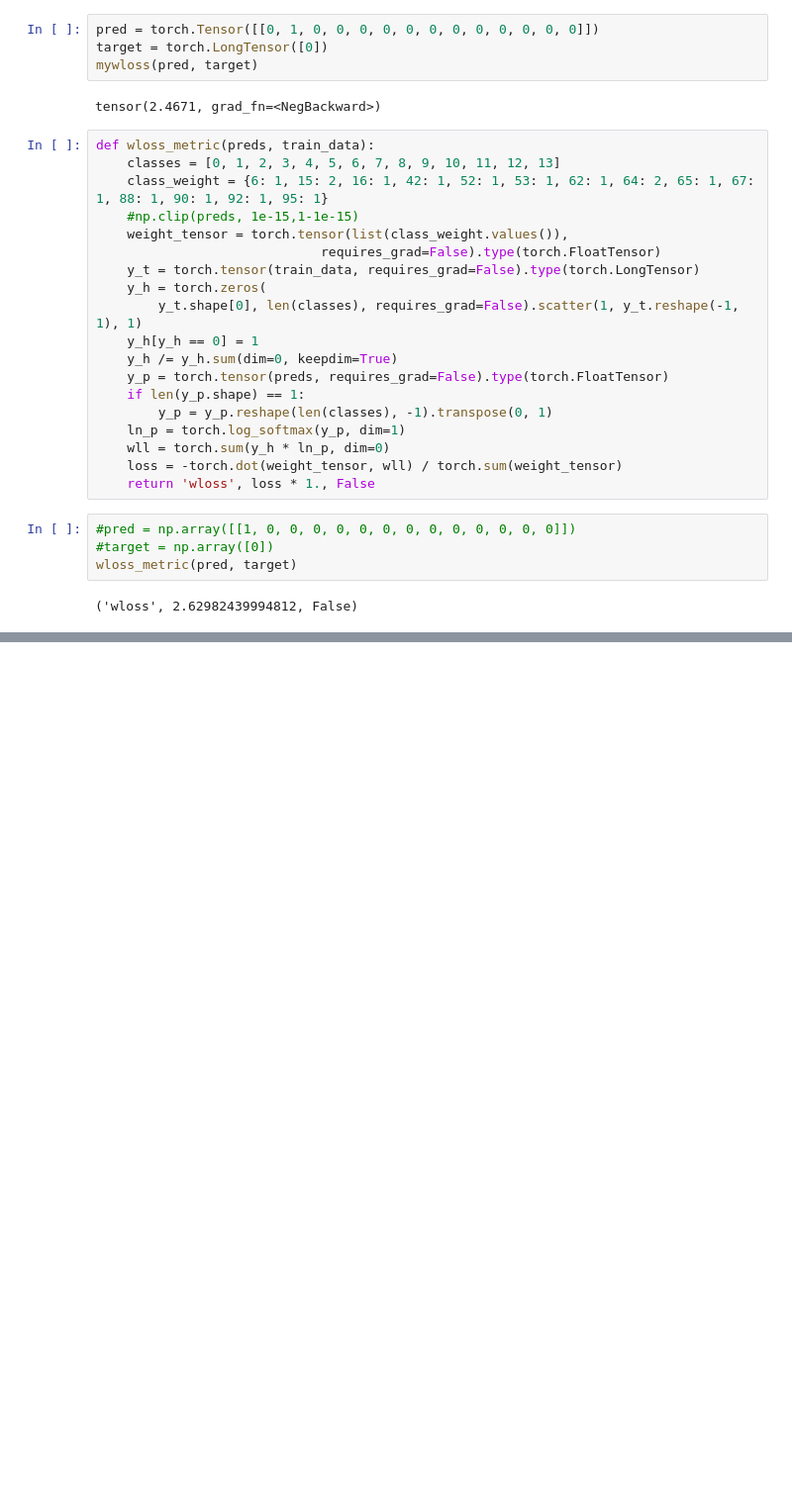
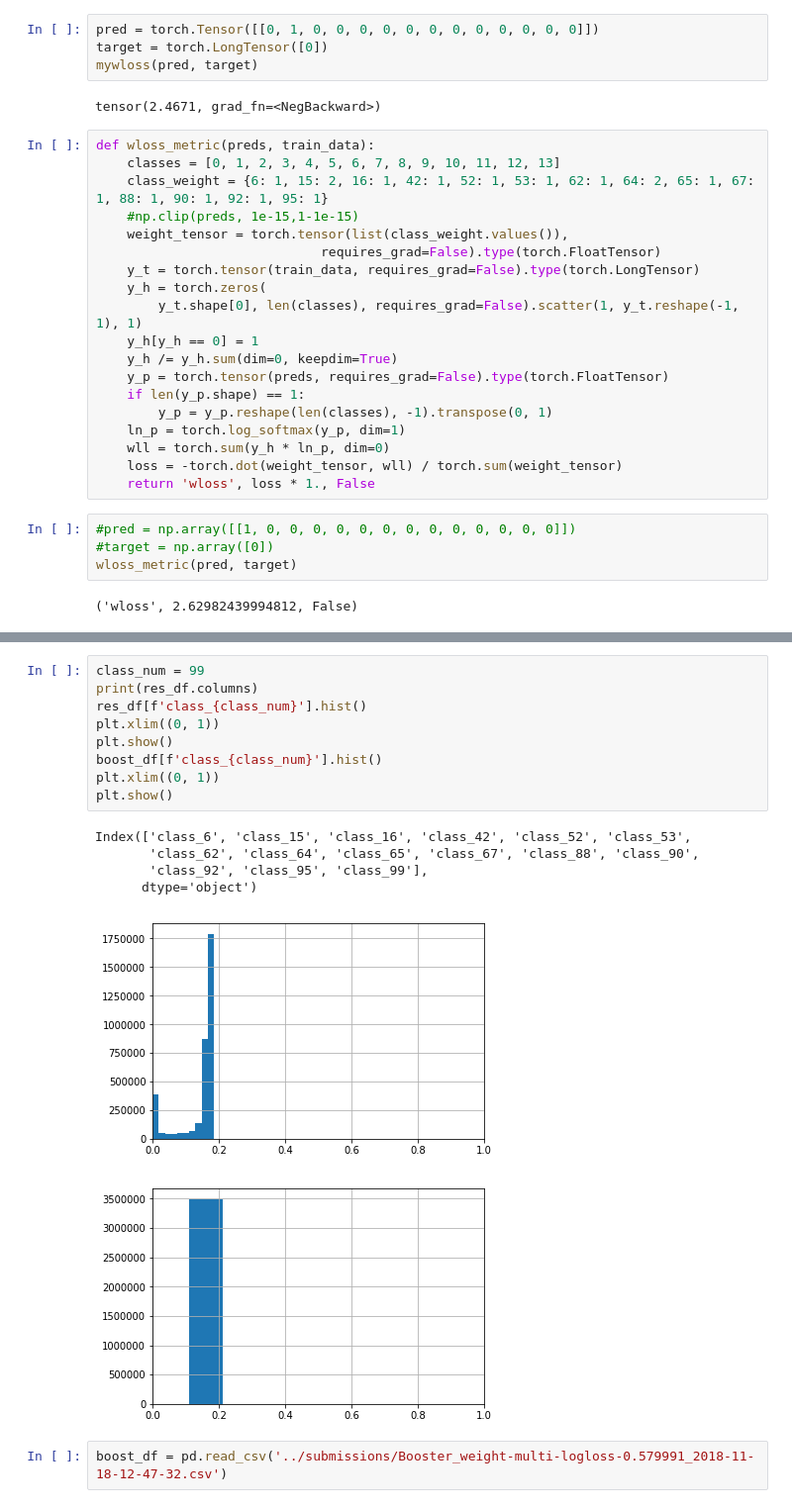
Before and after one commit to guchio3/kaggle-plasticc, a Jupyter notebook: notebook/construct_nn.ipynb, the cells around one changed output, grey strips where cells are left out. Shown: that part at 99% size. Drawn from its saved outputs; the diff is of its cells as text; blank space fills up the shorter version.

```diff
--- a/notebook/construct_nn.ipynb
+++ b/notebook/construct_nn.ipynb
@@ -764,0 +856,18 @@ wloss_metric(pred, target)
+# %%
+class_num = 99
+print(res_df.columns)
+res_df[f'class_{class_num}'].hist()
+plt.xlim((0, 1))
+plt.show()
+boost_df[f'class_{class_num}'].hist()
+plt.xlim((0, 1))
+plt.show()
+# %% [output]
+Index(['class_6', 'class_15', 'class_16', 'class_42', 'class_52', 'class_53',
+       'class_62', 'class_64', 'class_65', 'class_67', 'class_88', 'class_90',
+       'class_92', 'class_95', 'class_99'],
+      dtype='object')
+[figure, added]
+[figure, added]
+# %%
+boost_df = pd.read_csv('../submissions/Booster_weight-multi-logloss-0.579991_2018-11-18-12-47-32.csv')
```
Also changed, not shown: parts of 52 cells of this notebook, 3 other files.
